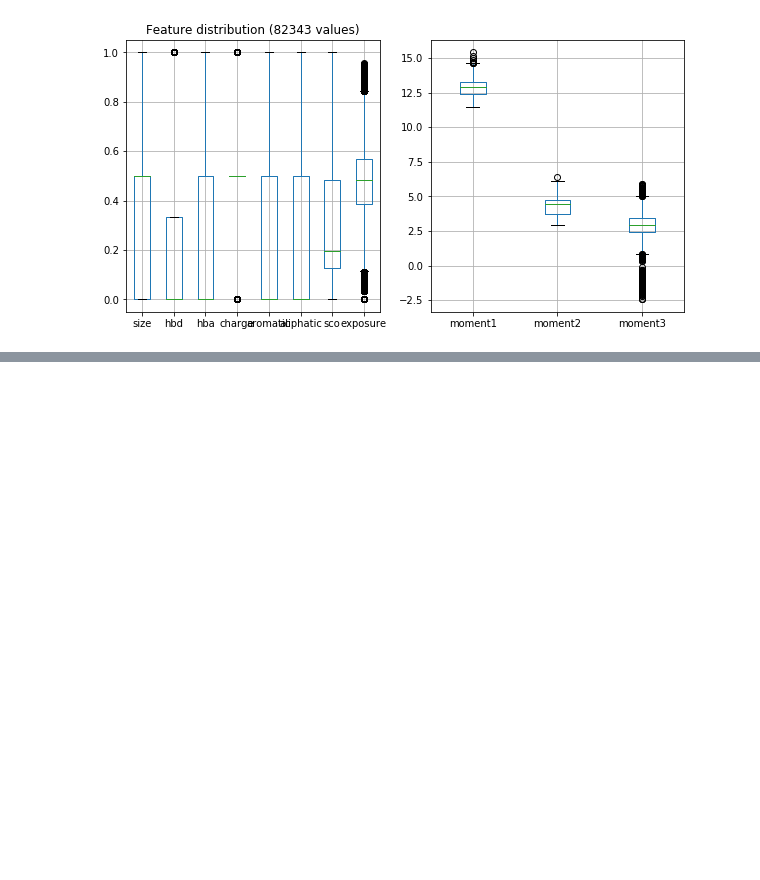
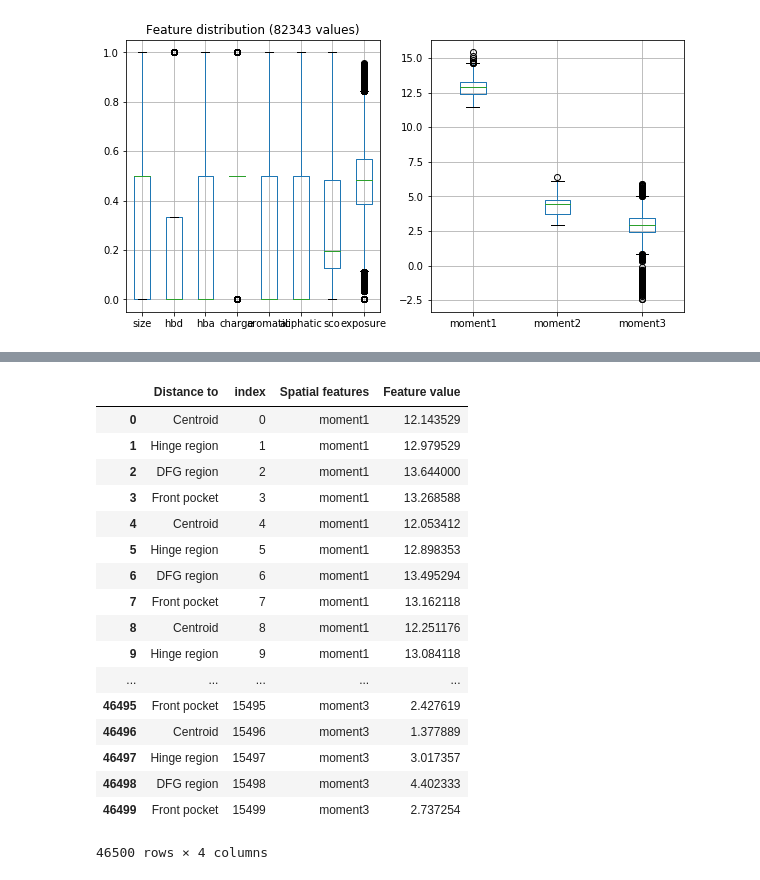
Before and after one commit to volkamerlab/kissim, a Jupyter notebook: scripts/fingerprints.ipynb, the cells around one changed output, grey strips where cells are left out. Cells and saved outputs as stored; diff of their text form; code cells hidden in the pictures; blank space fills up the shorter version.

```diff
--- a/scripts/fingerprints.ipynb
+++ b/scripts/fingerprints.ipynb
@@ -136,0 +208,21 @@ box_plot = fp2_norm['moments'].plot(
+# %%
+df2
+# %% [output]
+|  | Distance to | index | Spatial features | Feature value |
+| 0 | Centroid | 0 | moment1 | 12.143529 |
+| 1 | Hinge region | 1 | moment1 | 12.979529 |
+| 2 | DFG region | 2 | moment1 | 13.644000 |
+| 3 | Front pocket | 3 | moment1 | 13.268588 |
+| 4 | Centroid | 4 | moment1 | 12.053412 |
+| 5 | Hinge region | 5 | moment1 | 12.898353 |
+| 6 | DFG region | 6 | moment1 | 13.495294 |
+| 7 | Front pocket | 7 | moment1 | 13.162118 |
+| 8 | Centroid | 8 | moment1 | 12.251176 |
+| 9 | Hinge region | 9 | moment1 | 13.084118 |
+| ... | ... | ... | ... | ... |
+| 46495 | Front pocket | 15495 | moment3 | 2.427619 |
+| 46496 | Centroid | 15496 | moment3 | 1.377889 |
+| 46497 | Hinge region | 15497 | moment3 | 3.017357 |
+| 46498 | DFG region | 15498 | moment3 | 4.402333 |
+| 46499 | Front pocket | 15499 | moment3 | 2.737254 |
+46500 rows × 4 columns
```
Also changed, not shown: parts of 13 cells of this notebook.
